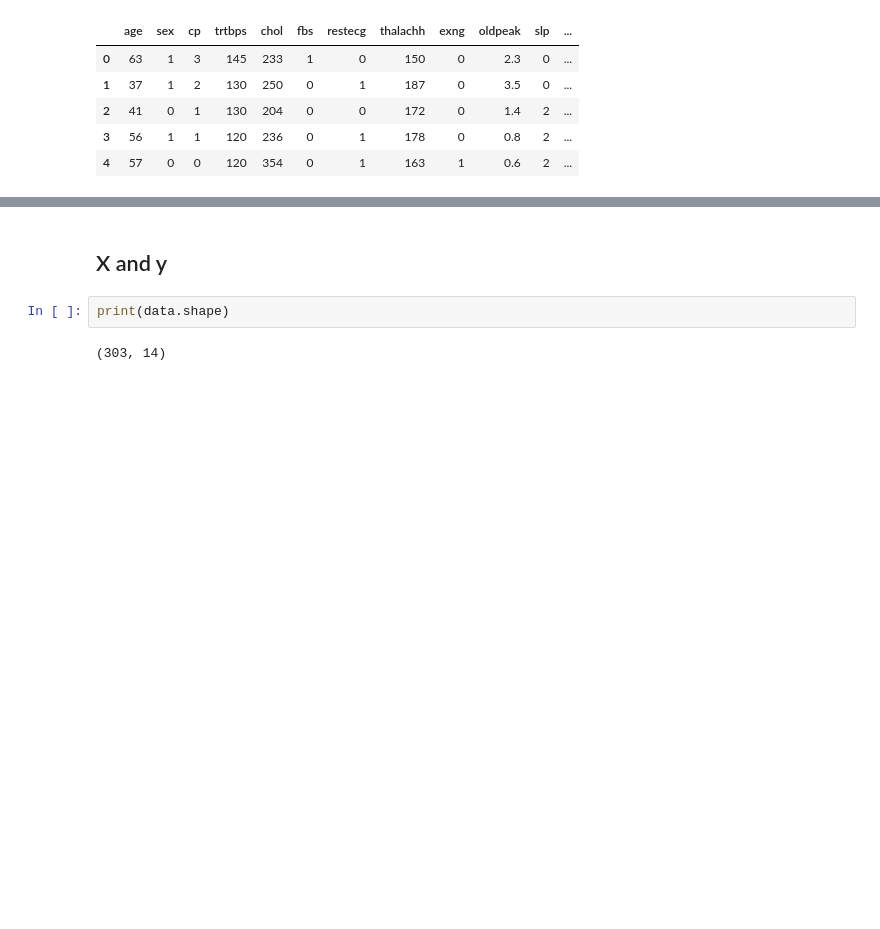
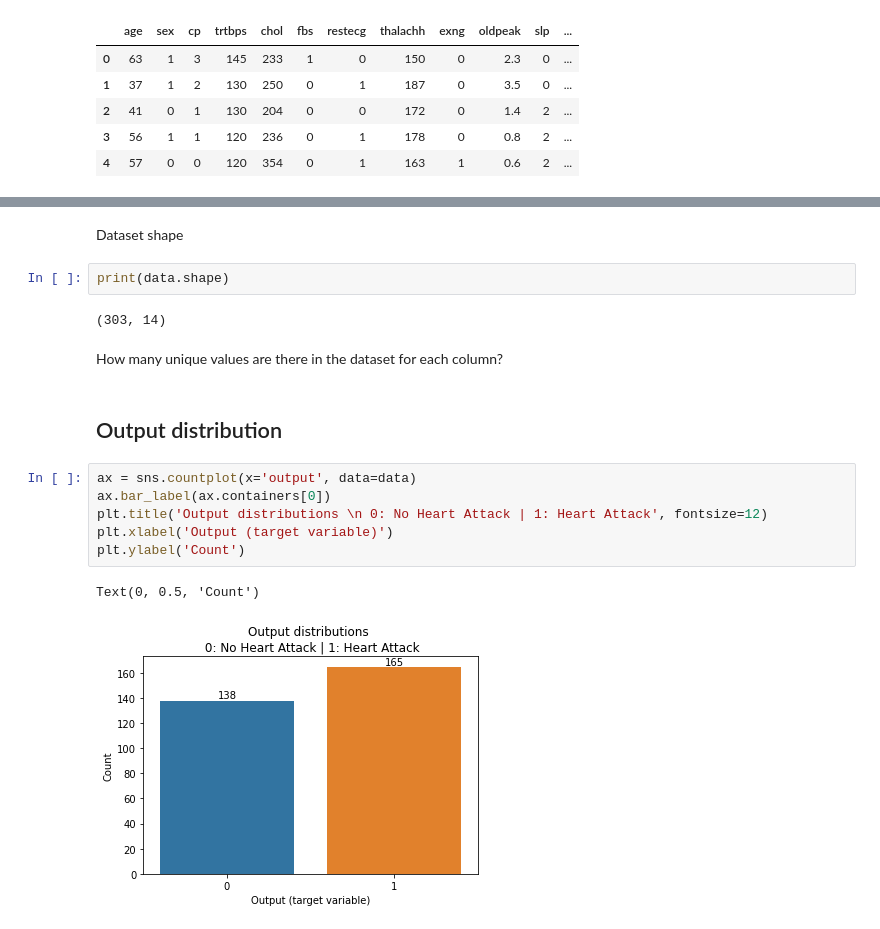
Before and after one commit to joaoreis16/heart_attack_prediction, a Jupyter notebook: code/main.ipynb, the cells around one changed output, grey strips where cells are left out. Drawn from its saved outputs; the diff is of its cells as text; blank space fills up the shorter version.

Commit message:
Distribution graphs

```diff
--- a/code/main.ipynb
+++ b/code/main.ipynb
@@ -33,9 +36,22 @@ data.describe()
 | 50% | 55.000000 | 1.000000 | 1.000000 | 130.000000 | 240.000000 | 0.000000 | 1.000000 | 153.000000 | 0.000000 | 0.800000 | 1.000000 | ... |
 | 75% | 61.000000 | 1.000000 | 2.000000 | 140.000000 | 274.500000 | 0.000000 | 1.000000 | 166.000000 | 1.000000 | 1.600000 | 2.000000 | ... |
 | max | 77.000000 | 1.000000 | 3.000000 | 200.000000 | 564.000000 | 1.000000 | 2.000000 | 202.000000 | 1.000000 | 6.200000 | 2.000000 | ... |
-# %% [markdown]
-## X and y
+# %% [markdown]
+Dataset shape
 # %%
 print(data.shape)
 # %% [output]
 (303, 14)
+# %% [markdown]
+How many unique values are there in the dataset for each column?
+# %% [markdown]
+## Output distribution
+# %%
+ax = sns.countplot(x='output', data=data)
+ax.bar_label(ax.containers[0])
+plt.title('Output distributions \n 0: No Heart Attack | 1: Heart Attack', fontsize=12)
+plt.xlabel('Output (target variable)')
+plt.ylabel('Count')
+# %% [output]
+Text(0, 0.5, 'Count')
+[figure, added]
```
Also changed, not shown: parts of 12 cells of this notebook.
